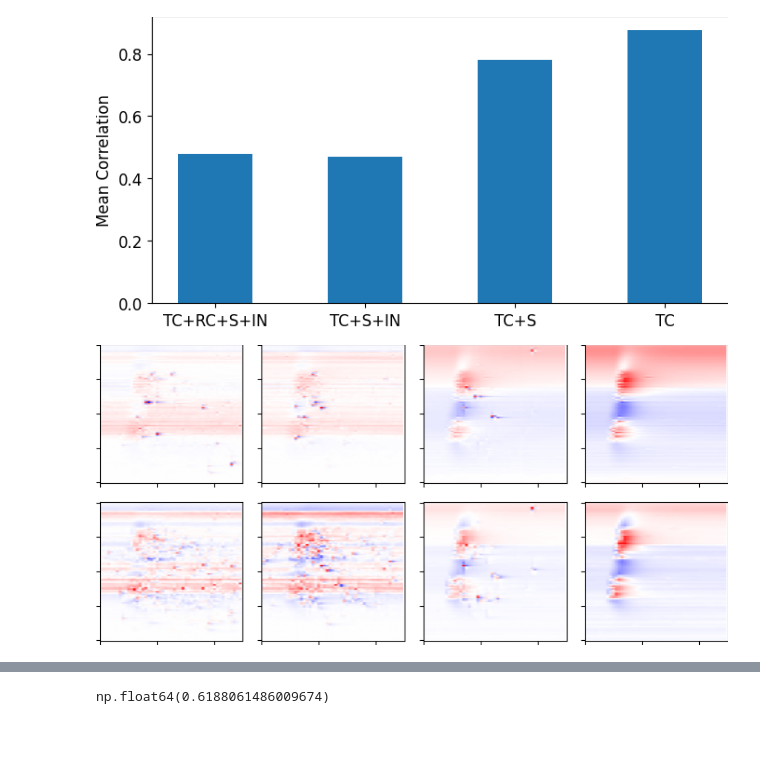
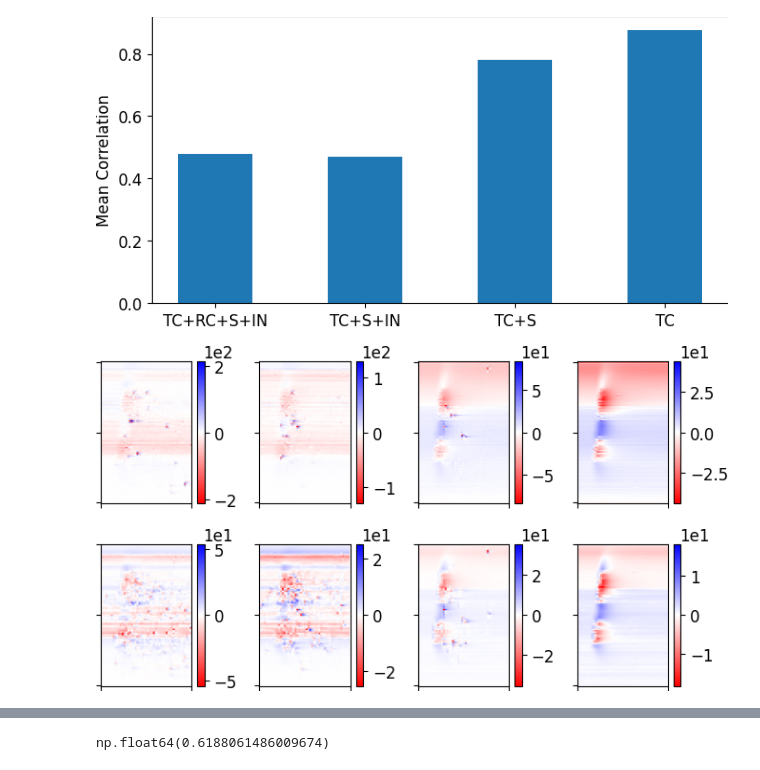
Before and after one commit to joseph-tharayil/csd_paper, a Jupyter notebook: hypothesisTesting/hypotheses.ipynb, the cells around one changed output, grey strips where cells are left out. Saved outputs shown, nothing was run; the diff lists cells and outputs as text; code cells hidden in the pictures; blank space fills up the shorter version.

```diff
--- a/hypothesisTesting/hypotheses.ipynb
+++ b/hypothesisTesting/hypotheses.ipynb
@@ -30,7 +30,7 @@ matplotlib.rc('font', **font)
 # %%
 matplotlib.rcParams['savefig.pad_inches'] = 0
 # %%
-def plotFig(ax,csd,breaks=None,absmax=None,timeLimited=False,plotCB=False,xlabels=False,title=None):
+def plotFig(ax,csd,breaks=None,absmax=None,timeLimited=False,plotCB=True,xlabels=False,title=None):
 
     if breaks is not None:
         for b in breaks:
@@ -40,13 +40,21 @@ def plotFig(ax,csd,breaks=None,absmax=None,timeLimited=False,plotCB=False,xlabel
         absmax = np.max(np.abs(csd))
 
     rms = np.mean(np.sqrt(csd**2))
-    im = ax.imshow(np.array(csd), origin='lower',cmap='bwr_r',vmin =-absmax,vmax=absmax)
-    #im = ax.imshow(np.array(csd)/rms, origin='lower',cmap='bwr_r',vmin=-10,vmax=10)#, vmin =-absmax,vmax=absmax, cmap='bwr_r')
+
+    #im = ax.imshow(np.array(csd)/rms, origin='lower',cmap='bwr_r',vmin=-0.1,vmax=.1)#, vmin =-absmax,vmax=absmax, cmap='bwr_r')
+    im = ax.imshow(np.array(csd), origin='lower', vmin =-absmax,vmax=absmax, cmap='bwr_r')
     ax.axis(ax.axis('tight'))
 
     if plotCB:
         cb = plt.colorbar(im, ax=ax)
         cb.formatter.set_powerlimits((0,0))
+
+                # Get the scientific notation text (e.g. 1e3)
+        offset = cb.ax.yaxis.get_offset_text()
+
+        # Move it: x > 1 pushes right of colorbar, y > 1 pushes above
+        offset.set_x(5)
+        offset.set_y(1.2)
 
 
     ax.set_yticklabels([])
@@ -275,25 +277,14 @@ noRecurrent_50
 # %%
 #highResOriginal = np.load('/mnt/c/Users/tharayil/Downloads/csd_paper/highRes/total.npy')[1500:1550] # Loads LFP and oCSD averaged over trials, 20 um spacing, rho=500um
-highResOriginal = np.load('/mnt/c/Users/tharayil/Documents/csdRevisions/csd_paper/hypothesisTesting/nonshiftedPositions_rerun/total_4.npy')
+highResOriginal = np.load('/mnt/c/Users/tharayil/Documents/csdRevisions/csd_paper/hypothesisTesting/nonshiftedPositions_rerun/total_4.npy')/4
 
-L4original = pd.read_pickle('/mnt/c/Users/tharayil/Downloads/csd_paper/highRes/0/pkls/eegL4_SSC.pkl').values[1500:1550] # Loads LFP and oCSD averaged over trials, 20 um spacing, rho=500um
-L5original = pd.read_pickle('/mnt/c/Users/tharayil/Downloads/csd_paper/highRes/0/pkls/eegL5_TPC:A.pkl').values[1500:1550] # Loads LFP and oCSD averaged over trials, 20 um spacing, rho=500um
-
-highResNoRecurrent = np.load('/mnt/c/Users/tharayil/Documents/csdRevisions/csd_paper/hypothesisTesting/noRecurrentConnecvitity_50um/total_4.npy')#[1500:1550] # Loads LFP and oCSD averaged over trials, 20 um spacing, rho=500um
-L4NoRecurrent = pd.read_pickle('/mnt/c/Users/tharayil/Documents/csdRevisions/csd_paper/hypothesisTesting/noRecurrentConnecvitity/0/pkls/eegL4_SSC.pkl').values[1500:1550] # Loads LFP and oCSD averaged over trials, 20 um spacing, rho=500um
-L5NoRecurrent = pd.read_pickle('/mnt/c/Users/tharayil/Documents/csdRevisions/csd_paper/hypothesisTesting/noRecurrentConnecvitity/0/pkls/eegL5_TPC:A.pkl').values[1500:1550] # Loads LFP and oCSD averaged over trials, 20 um spacing, rho=500um
+highResNoRecurrent = np.load('/mnt/c/Users/tharayil/Documents/csdRevisions/csd_paper/hypothesisTesting/noRecurrentConnecvitity_50um/total_4.npy')/4#[1500:1550] # Loads LFP and oCSD averaged over trials, 20 um spacing, rho=500um
 
 highResNoActive = np.load('/mnt/c/Users/tharayil/Documents/csdRevisions/csd_paper/hypothesisTesting/noActive_withNoise//total.npy')[1500:1550] # Loads LFP and oCSD averaged over trials, 20 um spacing, rho=500um
-L4NoActive = pd.read_pickle('/mnt/c/Users/tharayil/Documents/csdRevisions/csd_paper/hypothesisTesting/noActive_withNoise/0/pkls/eegL4_SSC.pkl').values[1500:1550] # Loads LFP and oCSD averaged over trials, 20 um spacing, rho=500um
-L5NoActive = pd.read_pickle('/mnt/c/Users/tharayil/Documents/csdRevisions/csd_paper/hypothesisTesting/noActive_withNoise//0/pkls/eegL5_TPC:A.pkl').values[1500:1550] # Loads LFP and oCSD averaged over trials, 20 um spacing, rho=500um
 
 highResNoNoise = np.load('/mnt/c/Users/tharayil/Documents/csdRevisions/csd_paper/hypothesisTesting/noNoise/total.npy') # Loads LFP and oCSD averaged over trials, 20 um spacing, rho=500um
-L4NoNoise = pd.read_pickle('/mnt/c/Users/tharayil/Documents/csdRevisions/csd_paper/hypothesisTesting/noNoise/0/pkls/eegL4_SSC.pkl').values # Loads LFP and oCSD averaged over trials, 20 um spacing, rho=500um
-L5NoNoise = pd.read_pickle('/mnt/c/Users/tharayil/Documents/csdRevisions/csd_paper/hypothesisTesting/noNoise/0/pkls/eegL5_TPC:A.pkl').values
 
 highResNoNoiseNoActive = np.load('/mnt/c/Users/tharayil/Documents/csdRevisions/csd_paper/hypothesisTesting/noActive/total.npy') # Loads LFP and oCSD averaged over trials, 20 um spacing, rho=500um
-L4NoNoiseNoActive = pd.read_pickle('/mnt/c/Users/tharayil/Documents/csdRevisions/csd_paper/hypothesisTesting/noActive/0/pkls/eegL4_SSC.pkl').values # Loads LFP and oCSD averaged over trials, 20 um spacing, rho=500um
-L5NoNoiseNoActive = pd.read_pickle('/mnt/c/Users/tharayil/Documents/csdRevisions/csd_paper/hypothesisTesting/noActive/0/pkls/eegL5_TPC:A.pkl').values
 
 lfpIdx = np.arange(101)
 diam = 1000E-6 * pq.m                              # [m]
@@ -629,22 +635,22 @@ ax.set_ylabel('Mean Correlation')
 Text(0, 0.5, 'Mean Correlation')
 [figure]
 # %%
-fig, axes = plt.subplots(2,4,figsize=(8,4))
+fig, axes = plt.subplots(2,4,figsize=(7,4))
 
 plotFig(axes[0][0],icsd_high_original_50.get_csd())
-plotFig(axes[1][0],ocsd_original_50.T)
+plotFig(axes[1][0],ocsd_original_50.T*1e-12/(np.pi*(50*1e-6)**2*20e-6))
 
 plotFig(axes[0][1],icsd_high_noRecurrent_50.get_csd())
-plotFig(axes[1][1],ocsd_noRecurrent_50.T)
+plotFig(axes[1][1],ocsd_noRecurrent_50.T*1e-12/(np.pi*(50*1e-6)**2*20e-6))
 
 plotFig(axes[0][2],icsd_high_NoNoise_50.get_csd())
-plotFig(axes[1][2],ocsd_noNoise_50.T)
+plotFig(axes[1][2],ocsd_noNoise_50.T*1e-12/(np.pi*(50*1e-6)**2*20e-6))
 
 plotFig(axes[0][3],icsd_high_NoNoiseNoActive_50.get_csd())
-plotFig(axes[1][3],ocsd_noNoiseNoActive_50.T)
+plotFig(axes[1][3],ocsd_noNoiseNoActive_50.T*1e-12/(np.pi*(50*1e-6)**2*20e-6))
 
 plt.tight_layout()
 
-#plt.savefig('/mnt/c/Users/tharayil/Documents/csdRevisions/csd_paper/hypothesisTesting/nonshiftedPositions_rerun/explainPriorWork_expanded_fixIntegration_50.png',dpi=600)
+plt.savefig('/mnt/c/Users/tharayil/Documents/csdRevisions/csd_paper/hypothesisTesting/nonshiftedPositions_rerun/v3Figures/explainPriorWork.png',dpi=600)
 # %% [output]
-[figure, old version]
+[figure, new version]
```
Also changed, not shown: parts of 9 cells of this notebook, 7 other files.
